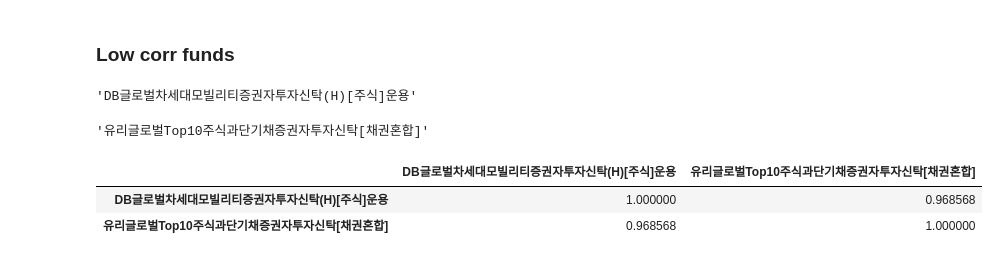
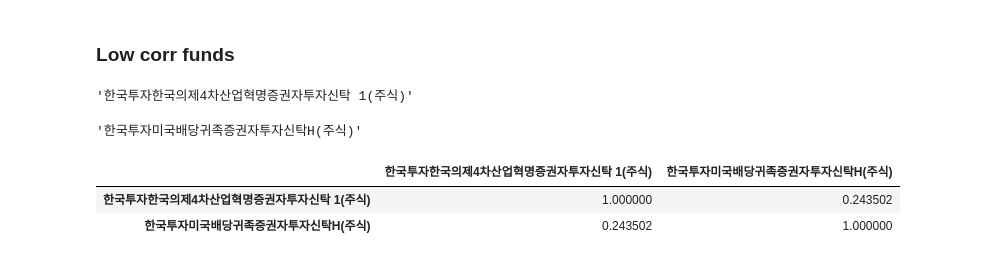
Before and after one commit to jaepil-choi/woori_homework, a Jupyter notebook: fund_eval.ipynb, the cells around one changed output. Cells and saved outputs as stored; diff of their text form; code cells hidden in the pictures.

Commit message:
[FIX] : Fix wrong corr calculation
Previously used cumret instead of ret for corr

```diff
--- a/fund_eval.ipynb
+++ b/fund_eval.ipynb
@@ -381,8 +386,8 @@ px.line(fundAB_df.rolling_corr, title=f"{rolling_days} days rolling correlation
 # %%
 # TODO: Fix idx by re-downloading the data. (original data should be deleted)
 
-fundA_idx = 5
-fundB_idx = 12
+fundA_idx = 0
+fundB_idx = 6
 
 fundA_name = fund_dfs_dict.get(fundA_idx)[0]
 fundA_df = fund_dfs_dict.get(fundA_idx)[2] # price
@@ -396,14 +401,16 @@ fundB_df = fundB_df.loc[:, fundB_name]
 # %%
 fundA_name
 # %% [output]
-'DB글로벌차세대모빌리티증권자투자신탁(H)[주식]운용'
+'한국투자한국의제4차산업혁명증권자투자신탁 1(주식)'
 # %%
 fundB_name
 # %% [output]
-'유리글로벌Top10주식과단기채증권자투자신탁[채권혼합]'
+'한국투자미국배당귀족증권자투자신탁H(주식)'
 # %%
 fundAB_df = pd.concat([fundA_df, fundB_df], axis=1)
 # %%
 fundAB_df.dropna(how="any", inplace=True)
-fundAB_df = (fundAB_df.pct_change() + 1).cumprod() - 1
+
+fundAB_ret_df = fundAB_df.pct_change()
+fundAB_cumret_df = (fundAB_df.pct_change() + 1).cumprod() - 1
 # %%
@@ -411,8 +418,8 @@ px.line(fundAB_df)
 # %%
-fundAB_df.corr()
+fundAB_ret_df.corr()
 # %% [output]
-|  | DB글로벌차세대모빌리티증권자투자신탁(H)[주식]운용 | 유리글로벌Top10주식과단기채증권자투자신탁[채권혼합] |
-| DB글로벌차세대모빌리티증권자투자신탁(H)[주식]운용 | 1.000000 | 0.968568 |
-| 유리글로벌Top10주식과단기채증권자투자신탁[채권혼합] | 0.968568 | 1.000000 |
+|  | 한국투자한국의제4차산업혁명증권자투자신탁 1(주식) | 한국투자미국배당귀족증권자투자신탁H(주식) |
+| 한국투자한국의제4차산업혁명증권자투자신탁 1(주식) | 1.000000 | 0.243502 |
+| 한국투자미국배당귀족증권자투자신탁H(주식) | 0.243502 | 1.000000 |
 # %%
 rolling_days = 63
```
Also changed, not shown: parts of 14 cells of this notebook.
